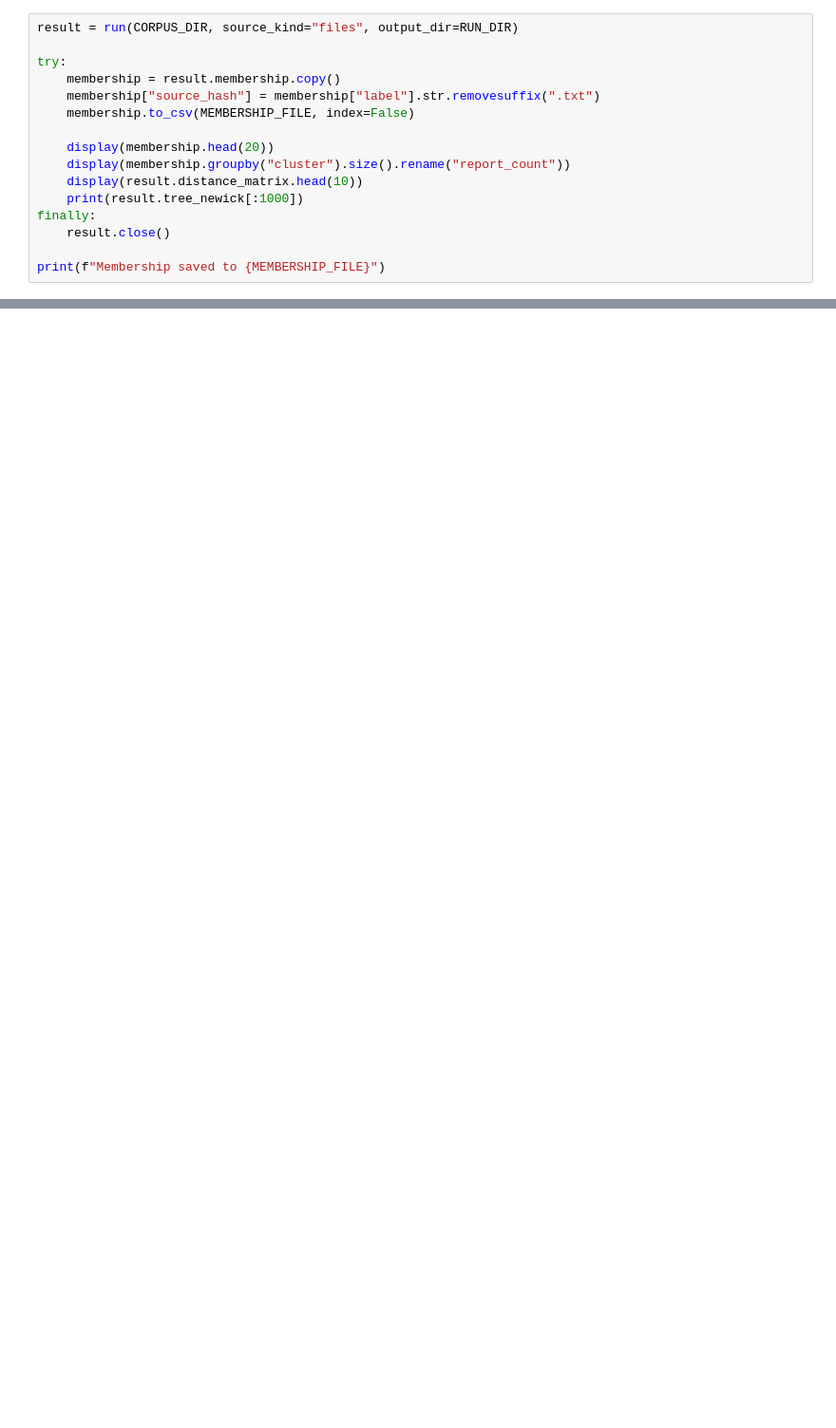
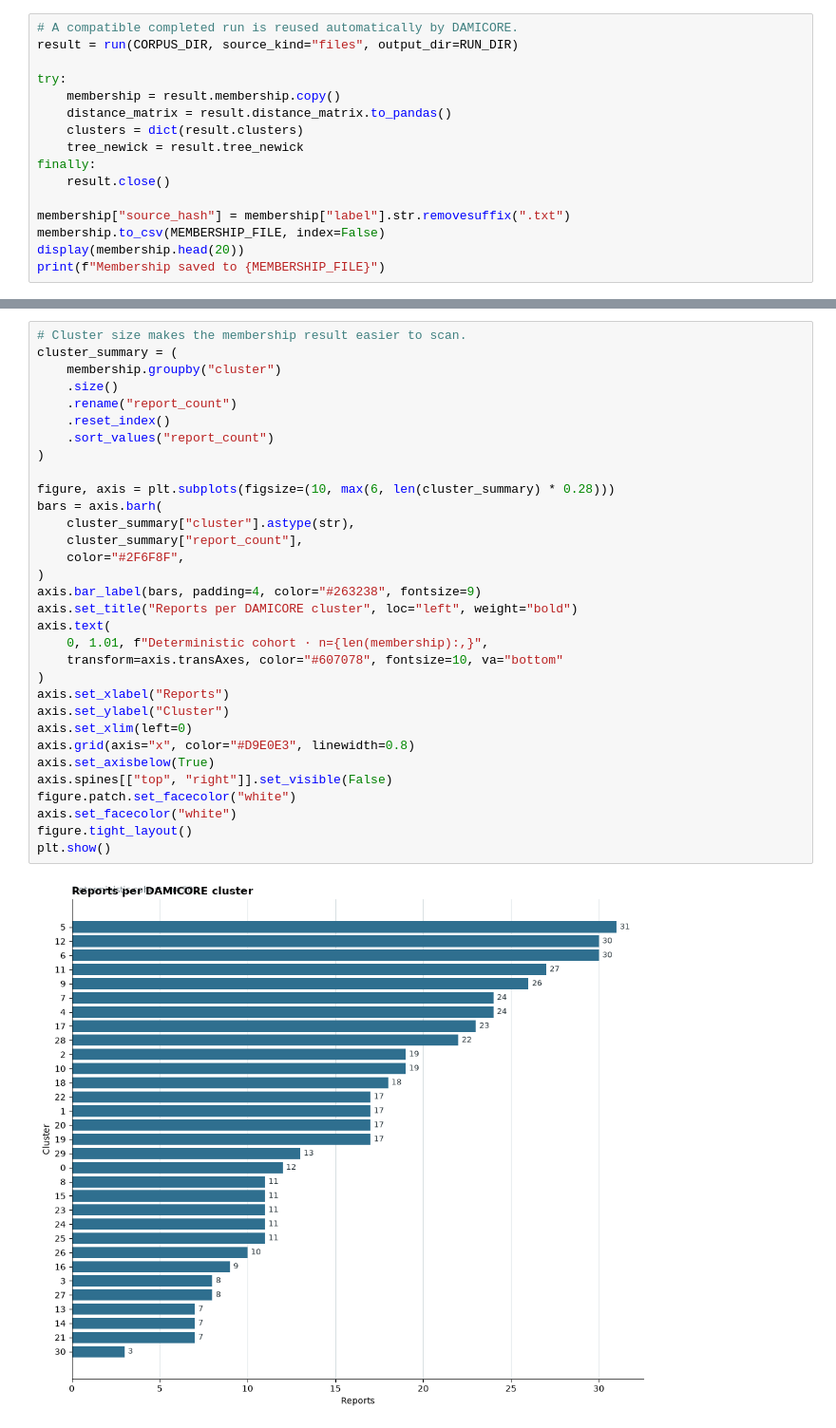
Before and after one commit to rckbrcls/data-mining, a Jupyter notebook: data-mining.ipynb, the cells around one changed output, grey strips where cells are left out. Shown at 95% size. Saved outputs shown, nothing was run; the diff lists cells and outputs as text; blank space fills up the shorter version.

Commit message:
refactor: add corpus reuse logic and matplotlib dependencies to data mining notebook

```diff
--- a/data-mining.ipynb
+++ b/data-mining.ipynb
@@ -95,19 +105,19 @@ if not preview.within_limits:
  'within_limits': True,
  'violations': []}
 # %%
+# A compatible completed run is reused automatically by DAMICORE.
 result = run(CORPUS_DIR, source_kind="files", output_dir=RUN_DIR)
 
 try:
     membership = result.membership.copy()
-    membership["source_hash"] = membership["label"].str.removesuffix(".txt")
-    membership.to_csv(MEMBERSHIP_FILE, index=False)
-
-    display(membership.head(20))
-    display(membership.groupby("cluster").size().rename("report_count"))
-    display(result.distance_matrix.head(10))
-    print(result.tree_newick[:1000])
+    distance_matrix = result.distance_matrix.to_pandas()
+    clusters = dict(result.clusters)
+    tree_newick = result.tree_newick
 finally:
     result.close()
 
+membership["source_hash"] = membership["label"].str.removesuffix(".txt")
+membership.to_csv(MEMBERSHIP_FILE, index=False)
+display(membership.head(20))
 print(f"Membership saved to {MEMBERSHIP_FILE}")
 # %% [output]
@@ -114,0 +146,34 @@ distance: 0pair [00:00, ?pair/s]
+# %%
+# Cluster size makes the membership result easier to scan.
+cluster_summary = (
+    membership.groupby("cluster")
+    .size()
+    .rename("report_count")
+    .reset_index()
+    .sort_values("report_count")
+)
+
+figure, axis = plt.subplots(figsize=(10, max(6, len(cluster_summary) * 0.28)))
+bars = axis.barh(
+    cluster_summary["cluster"].astype(str),
+    cluster_summary["report_count"],
+    color="#2F6F8F",
+)
+axis.bar_label(bars, padding=4, color="#263238", fontsize=9)
+axis.set_title("Reports per DAMICORE cluster", loc="left", weight="bold")
+axis.text(
+    0, 1.01, f"Deterministic cohort · n={len(membership):,}",
+    transform=axis.transAxes, color="#607078", fontsize=10, va="bottom"
+)
+axis.set_xlabel("Reports")
+axis.set_ylabel("Cluster")
+axis.set_xlim(left=0)
+axis.grid(axis="x", color="#D9E0E3", linewidth=0.8)
+axis.set_axisbelow(True)
+axis.spines[["top", "right"]].set_visible(False)
+figure.patch.set_facecolor("white")
+axis.set_facecolor("white")
+figure.tight_layout()
+plt.show()
+# %% [output]
+[figure, added]
```
Also changed, not shown: parts of 10 cells of this notebook, 1 other file.
